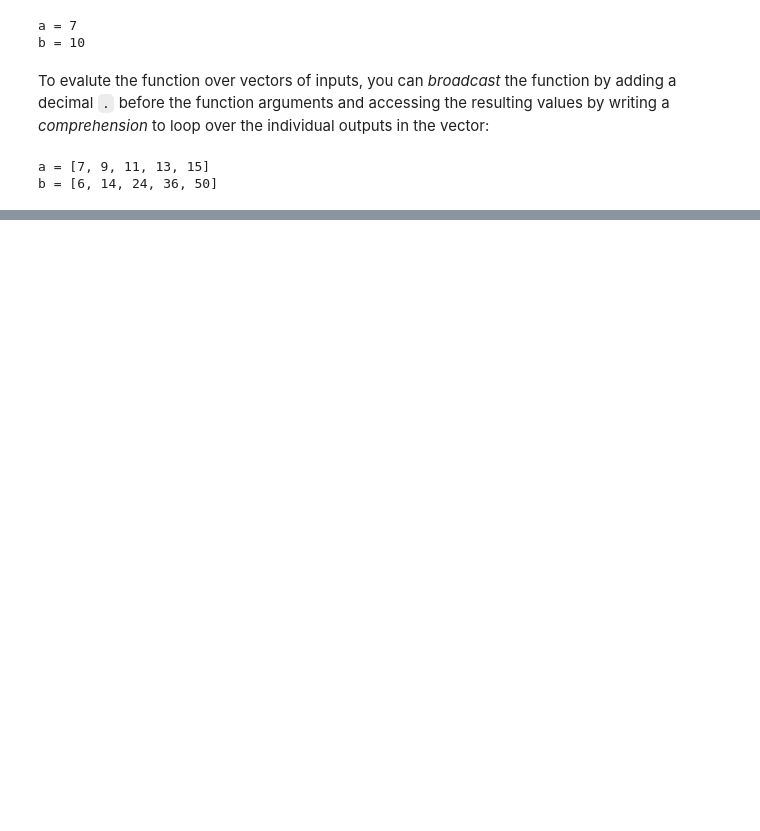
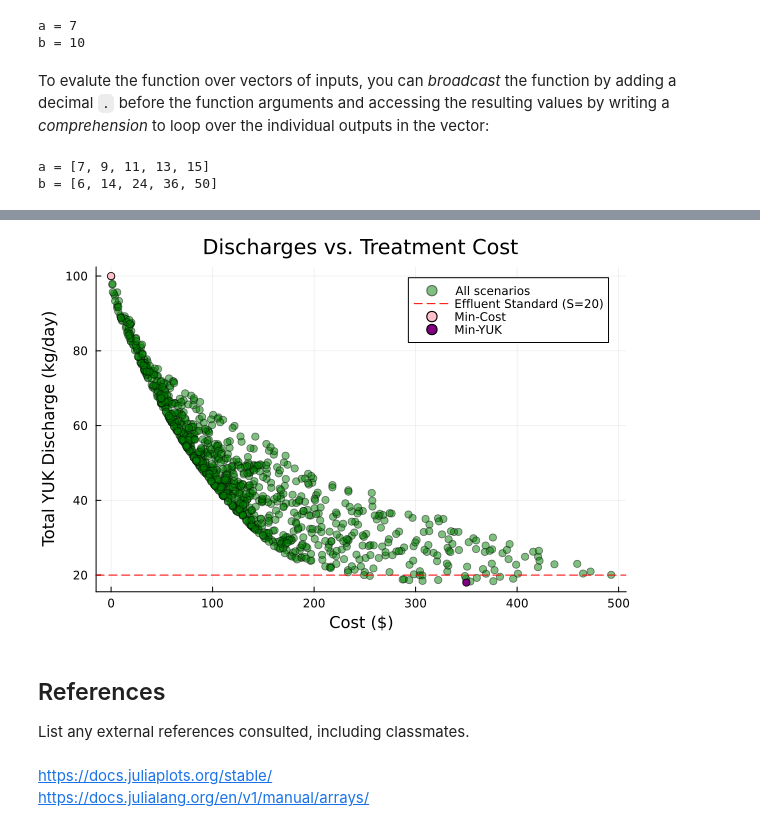
Before and after one commit to BEE4750-FA25/bee4750-hw1-ero23, a Jupyter notebook: hw01.ipynb, the cells around one changed output, grey strips where cells are left out. Cells and saved outputs as stored; diff of their text form; code cells hidden in the pictures; blank space fills up the shorter version.

```diff
--- a/hw01.ipynb
+++ b/hw01.ipynb
@@ -358,0 +400,31 @@ List any external references consulted, including classmates.
+# %%
+# Min-cost strategy
+X1_minC = 0
+X2_minC = 0
+X3_minC = 100
+YUK_minC = YUK_outflow(X1_minC, X2_minC, X3_minC)
+Cost_minC = cost(X1_minC, X2_minC)
+
+# Min-YUK strategy
+X1_minYUK = 80
+X2_minYUK = 20
+X3_minYUK = 0
+YUK_minYUK = YUK_outflow(X1_minYUK, X2_minYUK, X3_minYUK)
+Cost_minYUK = cost(X1_minYUK, X2_minYUK)
+
+# Plot
+scatter(costs, discharges, color=:green, alpha=0.5, label="All scenarios",
+        xlabel="Cost (\$)", ylabel="Total YUK Discharge (kg/day)",
+        title="Discharges vs. Treatment Cost")
+hline!([S], color=:red, linestyle=:dash, label="Effluent Standard (S=20)")
+scatter!([Cost_minC], [YUK_minC], color=:pink, label="Min-Cost")
+scatter!([Cost_minYUK], [YUK_minYUK], color=:purple, label="Min-YUK")
+# %% [output]
+[figure, added]
+# %% [markdown]
+## References
+
+List any external references consulted, including classmates.
+# %% [markdown]
+https://docs.juliaplots.org/stable/
+https://docs.julialang.org/en/v1/manual/arrays/
```
Also changed, not shown: parts of 12 cells of this notebook.
